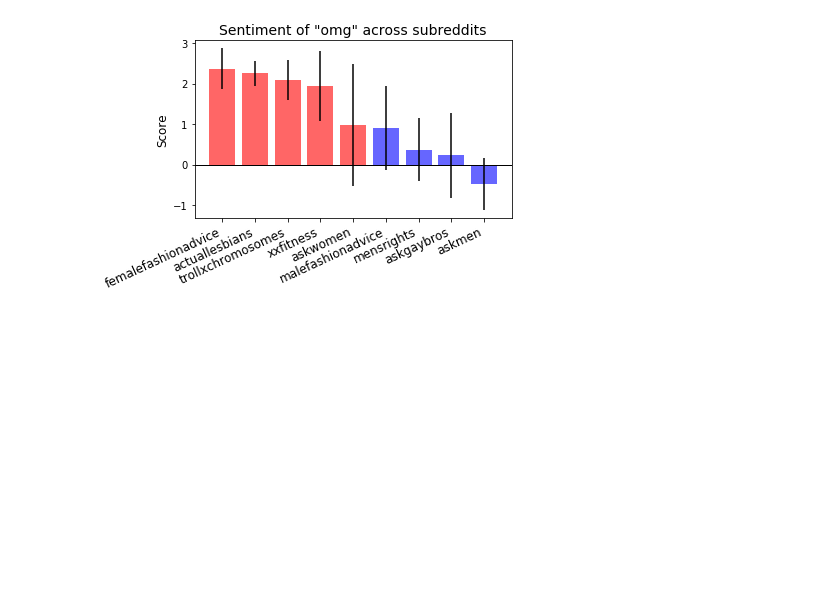
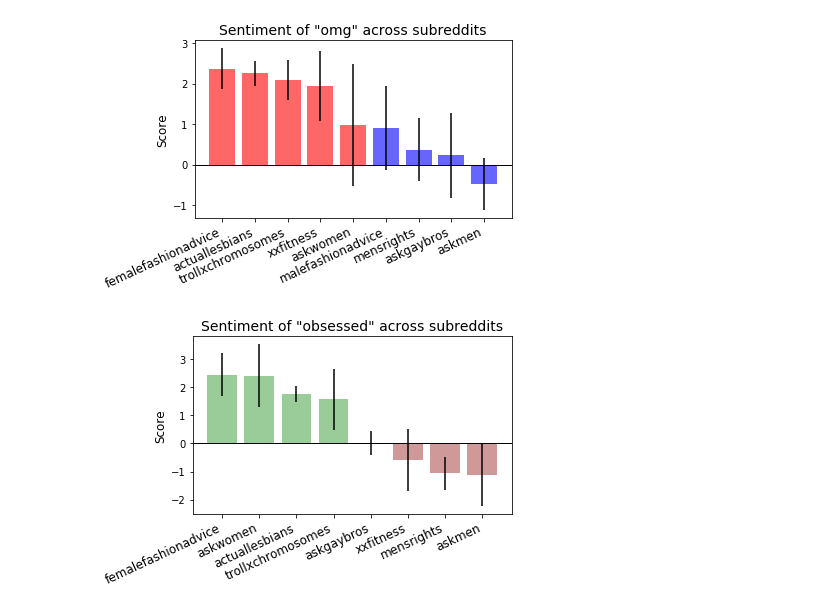
Before and after one commit to lucy3/reddit-sent, a Jupyter notebook: code/plot_sim_correlations.ipynb, the cells around one changed output. Cells and saved outputs as stored; diff of their text form; code cells hidden in the pictures; blank space fills up the shorter version.

```diff
--- a/code/plot_sim_correlations.ipynb
+++ b/code/plot_sim_correlations.ipynb
@@ -523,3 +524,19 @@ plt.savefig('sentiment_omg.pdf')
 plt.show()
 # %% [output]
 [figure]
+# %%
+x_labels = ['femalefashionadvice', 'askwomen', 'actuallesbians',
+            'trollxchromosomes', 'askgaybros', 'xxfitness', 'mensrights', 'askmen']
+values = [2.44944998258, 2.40254227735, 1.75981328449, 1.56871053864, 0.0234157748608, -0.58172087567, -1.06181294533, -1.11610619309]
+y_err = [0.779593079782, 1.11690918028, 0.284623447803, 1.07746403891, 0.425663209255, 1.09816467818, 0.591393357373, 1.11178581605]
+
+barlist = plt.bar(np.arange(len(x_labels)), values, alpha=0.4, tick_label=x_labels, color=['green']*5 + ['darkred']*3, yerr=y_err)
+plt.axhline(0, color='black',lw=1)
+plt.xticks(rotation=25,ha="right",fontsize=12)
+plt.title("Sentiment of \"obsessed\" across subreddits",fontsize=14)
+plt.ylabel("Score",fontsize=12)
+plt.tight_layout()
+plt.savefig('sentiment_obsessed.pdf')
+plt.show()
+# %% [output]
+[figure, added]
```
Also changed, not shown: parts of 1 cell of this notebook, 2 other files.
